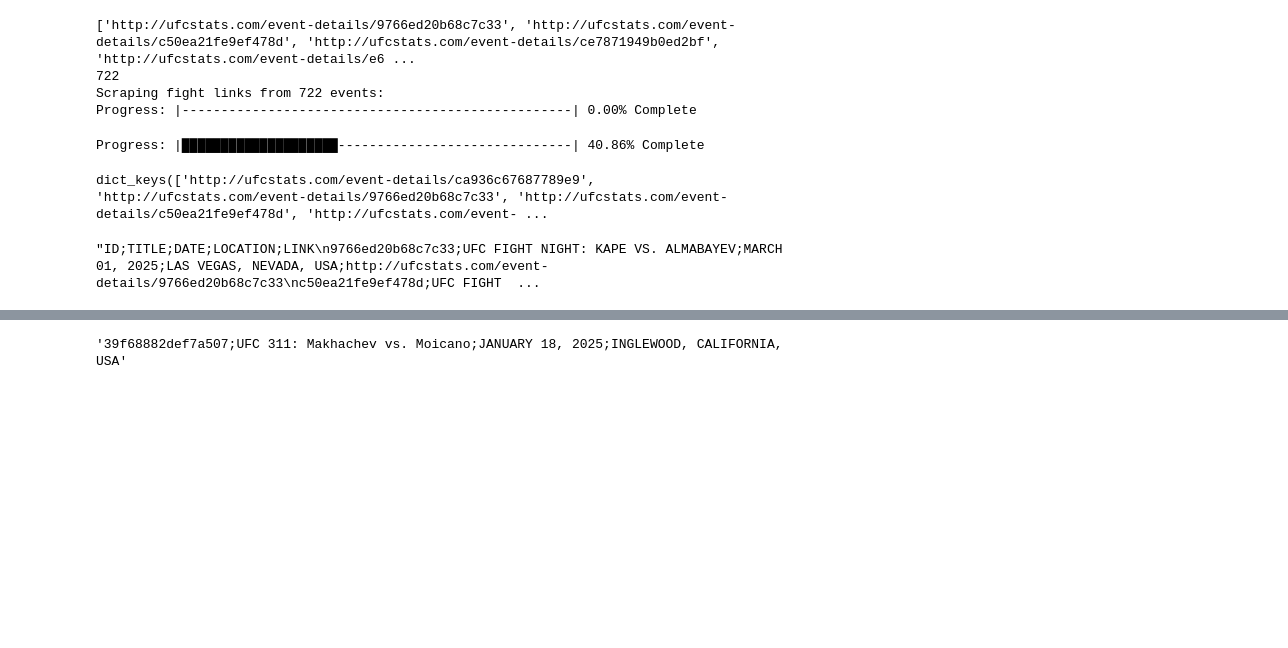
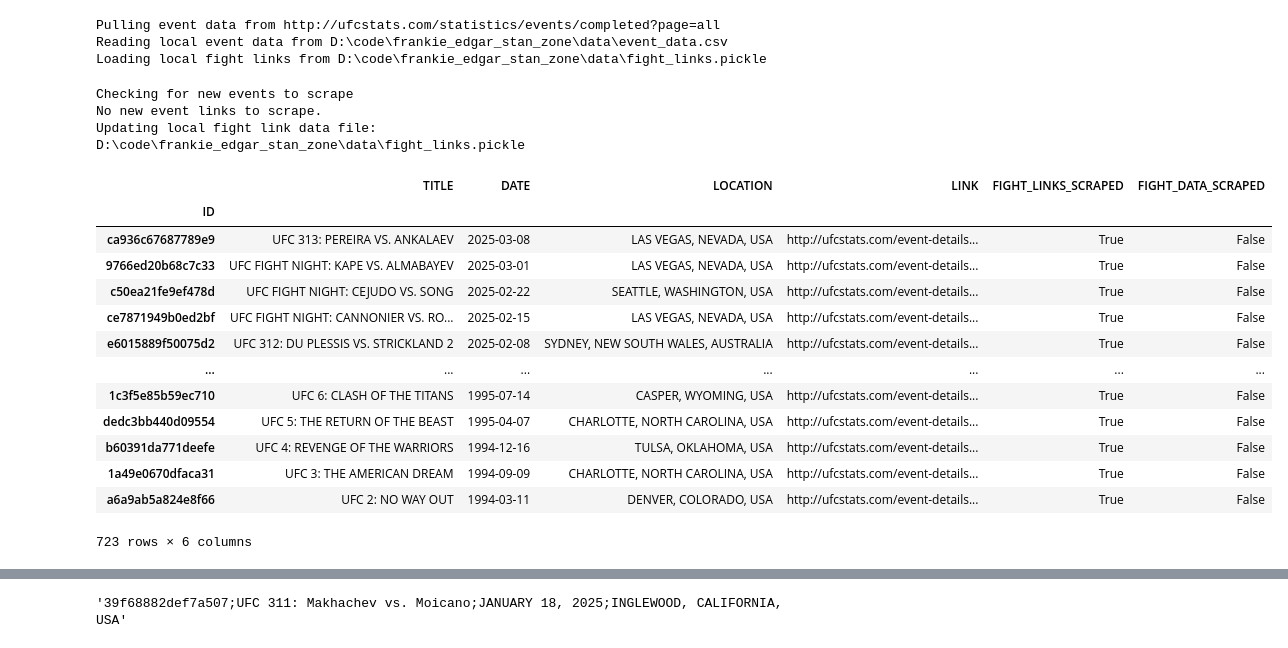
Before and after one commit to pdornian/frankie_edgar_memorial, a Jupyter notebook: notebooks/sandbox.ipynb, the cells around one changed output, grey strips where cells are left out. Saved outputs shown, nothing was run; the diff lists cells and outputs as text; code cells hidden in the pictures; blank space fills up the shorter version.

Commit message:
finally done refactoring ufclinks class. swear.

```diff
--- a/notebooks/sandbox.ipynb
+++ b/notebooks/sandbox.ipynb
@@ -27,8 +28,8 @@ event_cols = [
     "DATE",
     "LOCATION",
     "LINK",
-    # "FIGHT_LINKS_SCRAPED",
-    # "FIGHT_DATA_SCRAPED"
+    "FIGHT_LINKS_SCRAPED",
+    "FIGHT_DATA_SCRAPED"
 ]
 # %%
 def make_soup(url: str) -> BeautifulSoup:
@@ -252,15 +265,6 @@ class UFCLinks:
 # %%
-ufc_links = UFCLinks()
-new_dict= (
-    ufc_links.get_fight_links()
-)
+ufc_links=UFCLinks()
 # %% [output]
-['http://ufcstats.com/event-details/9766ed20b68c7c33', 'http://ufcstats.com/event-details/c50ea21fe9ef478d', 'http://ufcstats.com/event-details/ce7871949b0ed2bf', 'http://ufcstats.com/event-details/e6 ...
-722
-Scraping fight links from 722 events:
-Progress: |--------------------------------------------------| 0.00% Complete
+Pulling event data from http://ufcstats.com/statistics/events/completed?page=all
+Reading local event data from D:\code\frankie_edgar_stan_zone\data\event_data.csv
+Loading local fight links from D:\code\frankie_edgar_stan_zone\data\fight_links.pickle
-Progress: |████████████████████------------------------------| 40.86% Complete
-# %%
-new_fight_links.keys()
-# %% [output]
-dict_keys(['http://ufcstats.com/event-details/ca936c67687789e9', 'http://ufcstats.com/event-details/9766ed20b68c7c33', 'http://ufcstats.com/event-details/c50ea21fe9ef478d', 'http://ufcstats.com/event- ...
@@ -271,3 +271,26 @@ dict_keys(['http://ufcstats.com/event-details/ca936c67687789e9', 'http://ufcstat
+# %%
+fight_links = ufc_links.get_fight_links()
+# %% [output]
+Checking for new events to scrape
+No new event links to scrape.
+Updating local fight link data file: D:\code\frankie_edgar_stan_zone\data\fight_links.pickle
+# %%
+ufc_links.EVENT_DATA
+# %% [output]
+|  | TITLE | DATE | LOCATION | LINK | FIGHT_LINKS_SCRAPED | FIGHT_DATA_SCRAPED |
+| ID |  |  |  |  |  |  |
+| ca936c67687789e9 | UFC 313: PEREIRA VS. ANKALAEV | 2025-03-08 | LAS VEGAS, NEVADA, USA | http://ufcstats.com/event-details... | True | False |
+| 9766ed20b68c7c33 | UFC FIGHT NIGHT: KAPE VS. ALMABAYEV | 2025-03-01 | LAS VEGAS, NEVADA, USA | http://ufcstats.com/event-details... | True | False |
+| c50ea21fe9ef478d | UFC FIGHT NIGHT: CEJUDO VS. SONG | 2025-02-22 | SEATTLE, WASHINGTON, USA | http://ufcstats.com/event-details... | True | False |
+| ce7871949b0ed2bf | UFC FIGHT NIGHT: CANNONIER VS. RO... | 2025-02-15 | LAS VEGAS, NEVADA, USA | http://ufcstats.com/event-details... | True | False |
+| e6015889f50075d2 | UFC 312: DU PLESSIS VS. STRICKLAND 2 | 2025-02-08 | SYDNEY, NEW SOUTH WALES, AUSTRALIA | http://ufcstats.com/event-details... | True | False |
+| ... | ... | ... | ... | ... | ... | ... |
+| 1c3f5e85b59ec710 | UFC 6: CLASH OF THE TITANS | 1995-07-14 | CASPER, WYOMING, USA | http://ufcstats.com/event-details... | True | False |
+| dedc3bb440d09554 | UFC 5: THE RETURN OF THE BEAST | 1995-04-07 | CHARLOTTE, NORTH CAROLINA, USA | http://ufcstats.com/event-details... | True | False |
+| b60391da771deefe | UFC 4: REVENGE OF THE WARRIORS | 1994-12-16 | TULSA, OKLAHOMA, USA | http://ufcstats.com/event-details... | True | False |
+| 1a49e0670dfaca31 | UFC 3: THE AMERICAN DREAM | 1994-09-09 | CHARLOTTE, NORTH CAROLINA, USA | http://ufcstats.com/event-details... | True | False |
+| a6a9ab5a824e8f66 | UFC 2: NO WAY OUT | 1994-03-11 | DENVER, COLORADO, USA | http://ufcstats.com/event-details... | True | False |
+723 rows × 6 columns
 # %%
 import os
 import concurrent.futures
@@ -527,7 +550,3 @@ for link in soup.findAll("td", {"class": "b-statistics__table-col"}):
     for href in link.findAll("a"):
         foo = href.get("href")
         all_event_links.append(foo)
-# %%
-event_data
-# %% [output]
-"ID;TITLE;DATE;LOCATION;LINK\n9766ed20b68c7c33;UFC FIGHT NIGHT: KAPE VS. ALMABAYEV;MARCH 01, 2025;LAS VEGAS, NEVADA, USA;http://ufcstats.com/event-details/9766ed20b68c7c33\nc50ea21fe9ef478d;UFC FIGHT  ...
```
Also changed, not shown: parts of 9 cells of this notebook, 10 other files.
